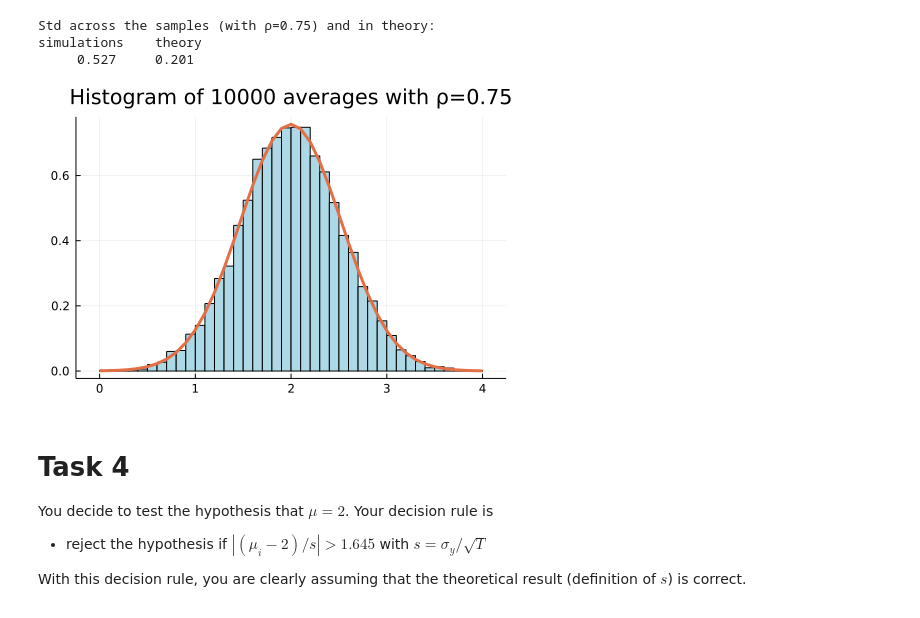
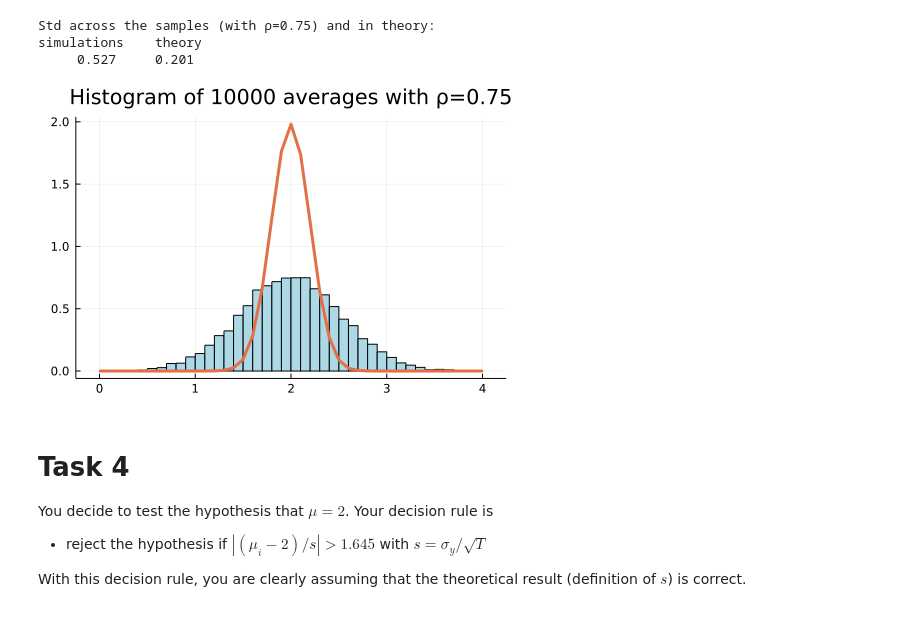
Before and after one commit to MarcGruener/julia_exam2, a Jupyter notebook: Exam2_Marc-Robin Gruener.ipynb, the cells around one changed output. Drawn from its saved outputs; the diff is of its cells as text; code cells hidden in the pictures.

```diff
--- a/Exam2_Marc-Robin Gruener.ipynb
+++ b/Exam2_Marc-Robin Gruener.ipynb
@@ -49,8 +36,8 @@ To make also the starting value ($y_0$) random, simulate $T+100$ data points, bu
 Generate a single "sample" using `(T,ρ,σ,μ) = (500,0,3,2)`. Calculate and report the average (mean) and the first 5 autocorrelations (hint: `autocor()`) of this sample. Redo a 2nd time, but with `ρ=0.75`.
 # %%
 function SimAR1(T,ρ,σ,μ)
-  dist = Normal()
   y = [0.0 for i = 1:(T+100)]
+  dist = Normal(0,1)
   noise = rand(dist, T+100)
 
   for i in 1:(T+100-1)
@@ -216,7 +202,7 @@ Average across the simulations:  1.997
 ## 3
 stdMeanSim075 = std(M075)
 
-stdMeanThe075 = std(SimAR1(10000,ρ,σ,μ), corrected=true) / sqrt(500)
+stdMeanThe075 = std(SimAR1(10000,ρ,σ,μ)) / sqrt(T)
 
 println("\nStd across the samples (with ρ=0.75) and in theory:")
 printmat([stdMeanSim075 stdMeanThe075],colNames=["simulations","theory"])
@@ -227,19 +213,18 @@ simulations    theory
 # %%
 ## 4
 xGrid075 = 0:0.1:4
 p075 = histogram(M075,
                 bins = xGrid075,
                 normalize = true,
                 fillcolor = :lightblue,
                 legend = false,
                 title = "Histogram of 10000 averages with ρ=0.75")
 
-pdfX075 = pdf.(Normal(mean(M075),std(M075)),xGrid075)
+pdfX075 = pdf.(Normal(avgMean075,stdMeanThe075),xGrid075)
 plot!(xGrid075, pdfX075, linewidth=3)
-
 display(p075)
 # %% [output]
-[figure, old version]
+[figure, new version]
 # %% [markdown]
 # Task 4
 
```
Also changed, not shown: parts of 6 cells of this notebook, 1 other file.
